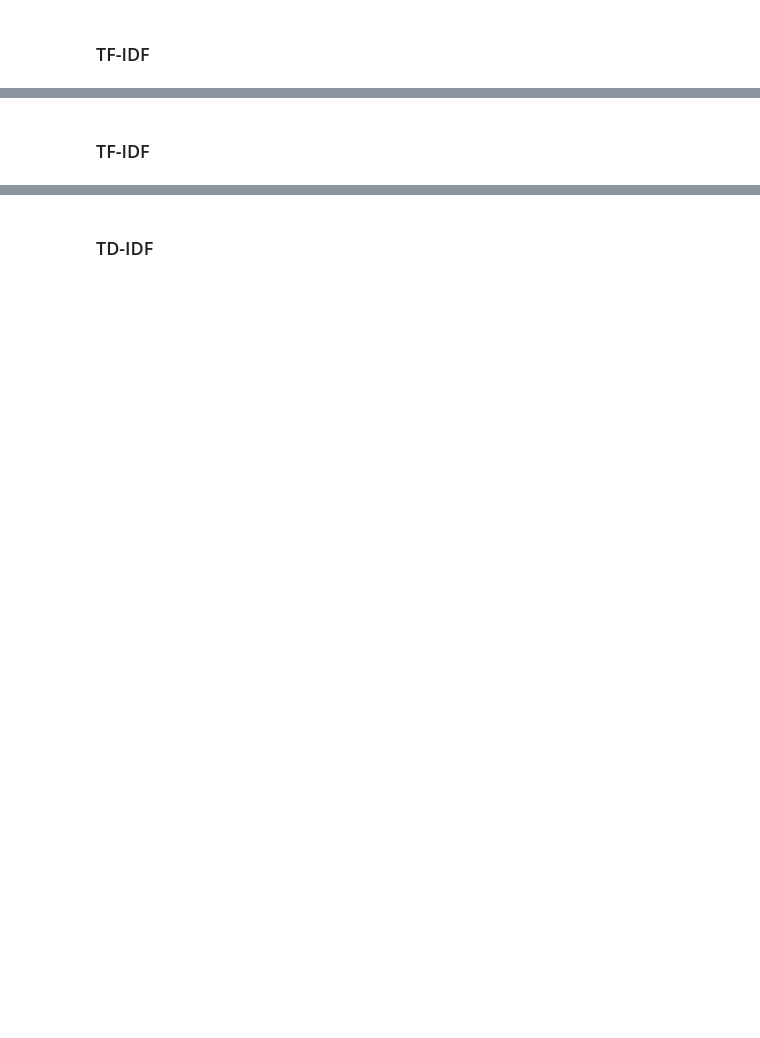
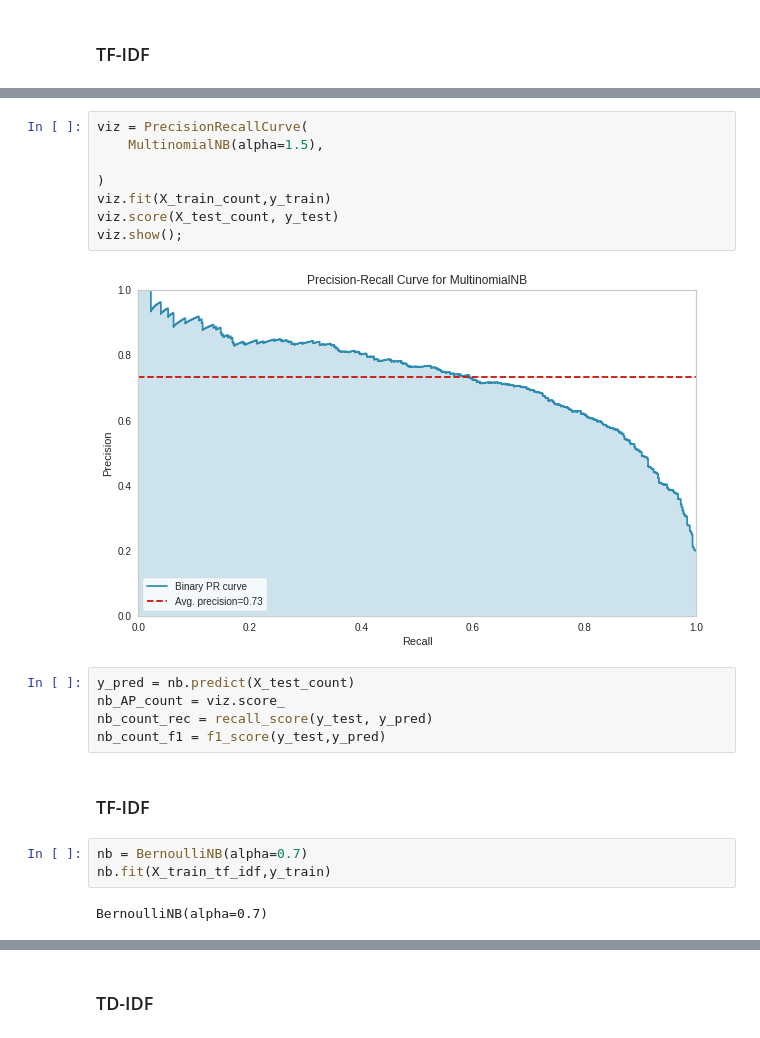
Before and after one commit to agltkn/Assignments, a Jupyter notebook: NLP_Sentiment_Analysis_Project.ipynb, the cells around one changed output, grey strips where cells are left out. Drawn from its saved outputs; the diff is of its cells as text; blank space fills up the shorter version.

```diff
--- a/NLP_Sentiment_Analysis_Project.ipynb
+++ b/NLP_Sentiment_Analysis_Project.ipynb
@@ -674,2 +886,22 @@ array([[0., 0., 0., ..., 0., 0., 0.],
+# %%
+viz = PrecisionRecallCurve(
+    MultinomialNB(alpha=1.5),
+
+)
+viz.fit(X_train_count,y_train)
+viz.score(X_test_count, y_test)
+viz.show();
+# %% [output]
+[figure, added]
+# %%
+y_pred = nb.predict(X_test_count)
+nb_AP_count = viz.score_
+nb_count_rec = recall_score(y_test, y_pred)
+nb_count_f1 = f1_score(y_test,y_pred)
 # %% [markdown]
 ### TF-IDF
+# %%
+nb = BernoulliNB(alpha=0.7)
+nb.fit(X_train_tf_idf,y_train)
+# %% [output]
+BernoulliNB(alpha=0.7)
```
Also changed, not shown: parts of 139 cells of this notebook.
